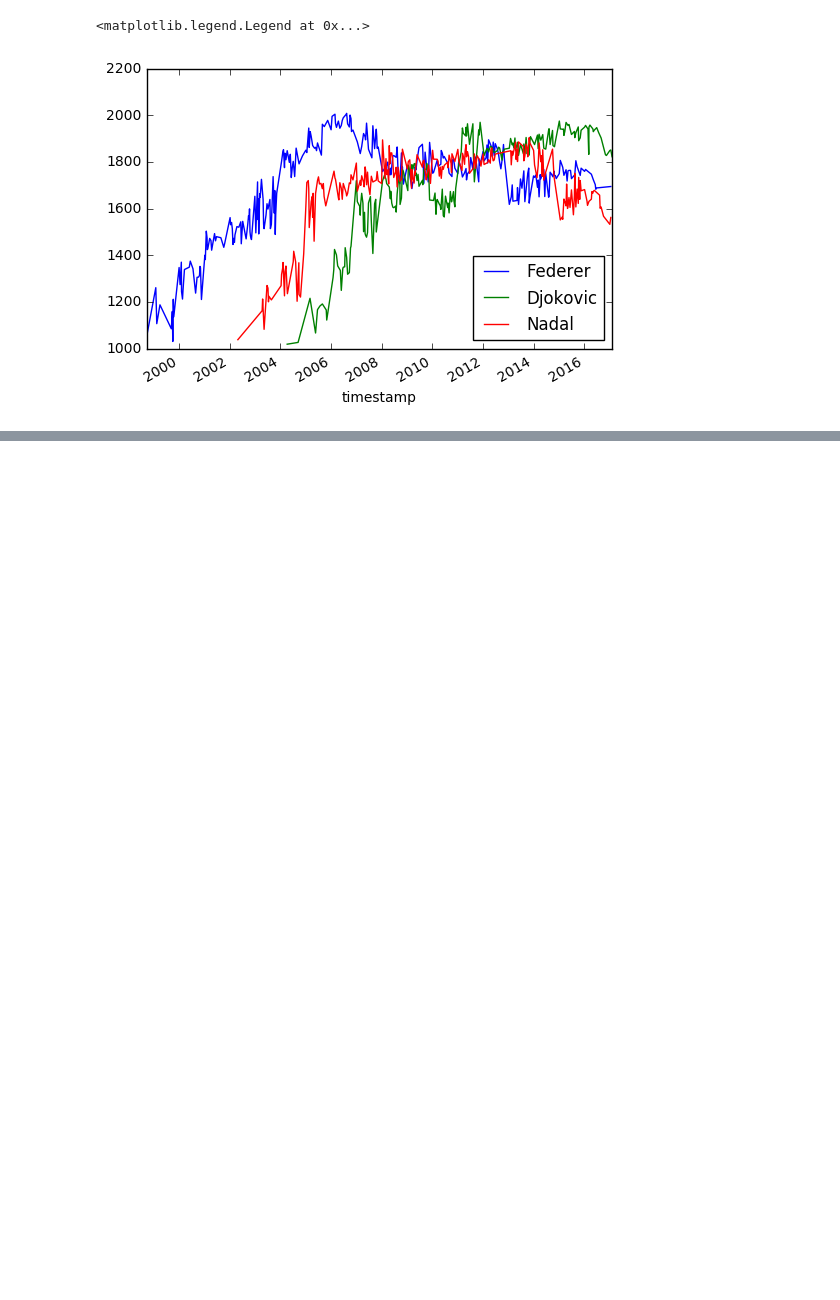
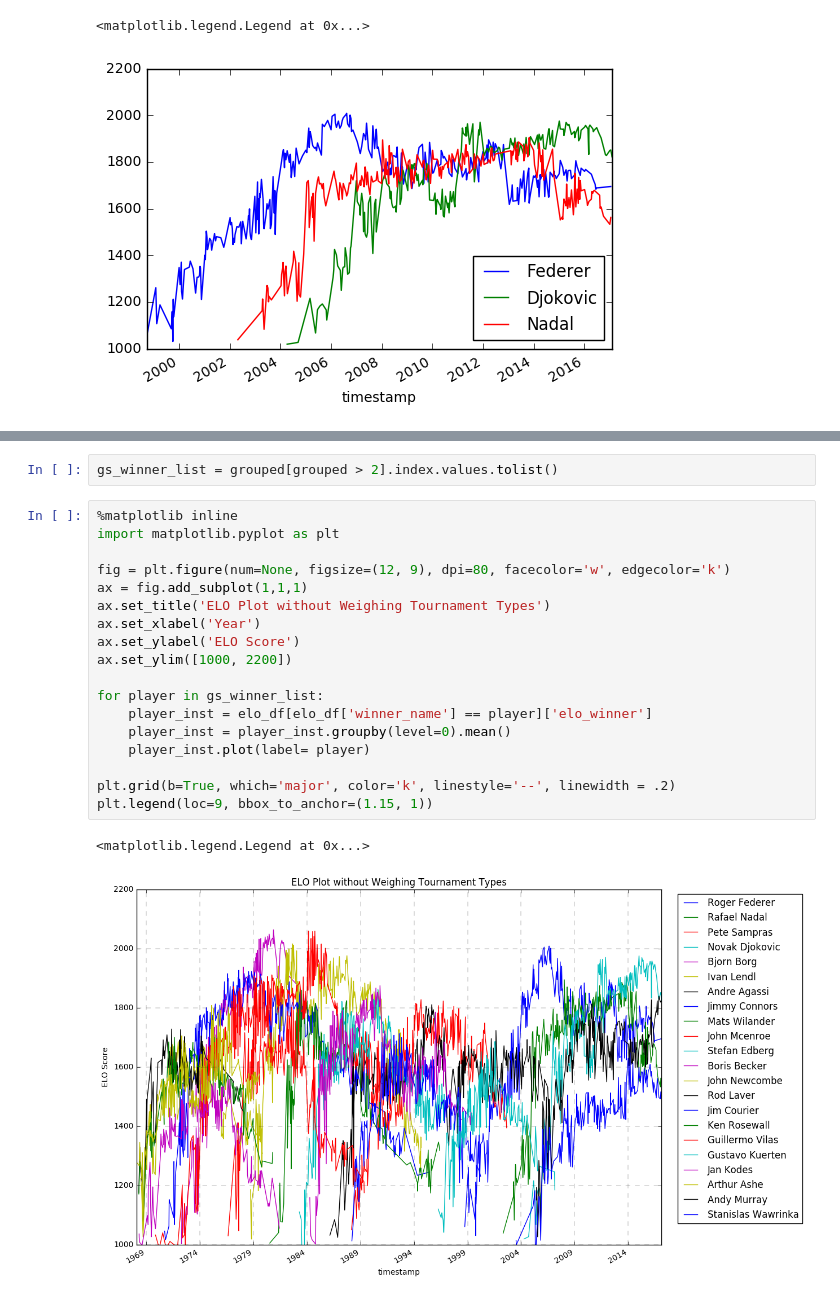
Before and after one commit to sinpe13/ATP-dataset, a Jupyter notebook: ATP dataset.ipynb, the cells around one changed output, grey strips where cells are left out. Saved outputs shown, nothing was run; the diff lists cells and outputs as text; blank space fills up the shorter version.

Commit message:
GS seraration + plots

```diff
--- a/ATP dataset.ipynb
+++ b/ATP dataset.ipynb
@@ -237,0 +256,23 @@ KeyError: 1443657600000000000
+# %%
+gs_winner_list = grouped[grouped > 2].index.values.tolist()
+# %%
+%matplotlib inline
+import matplotlib.pyplot as plt
+
+fig = plt.figure(num=None, figsize=(12, 9), dpi=80, facecolor='w', edgecolor='k')
+ax = fig.add_subplot(1,1,1)
+ax.set_title('ELO Plot without Weighing Tournament Types')
+ax.set_xlabel('Year')
+ax.set_ylabel('ELO Score')
+ax.set_ylim([1000, 2200])
+
+for player in gs_winner_list:
+    player_inst = elo_df[elo_df['winner_name'] == player]['elo_winner']
+    player_inst = player_inst.groupby(level=0).mean()
+    player_inst.plot(label= player)
+
+plt.grid(b=True, which='major', color='k', linestyle='--', linewidth = .2)
+plt.legend(loc=9, bbox_to_anchor=(1.15, 1))
+# %% [output]
+<matplotlib.legend.Legend at 0x...>
+[figure, added]
```
Also changed, not shown: parts of 8 cells of this notebook, 2 other files.
